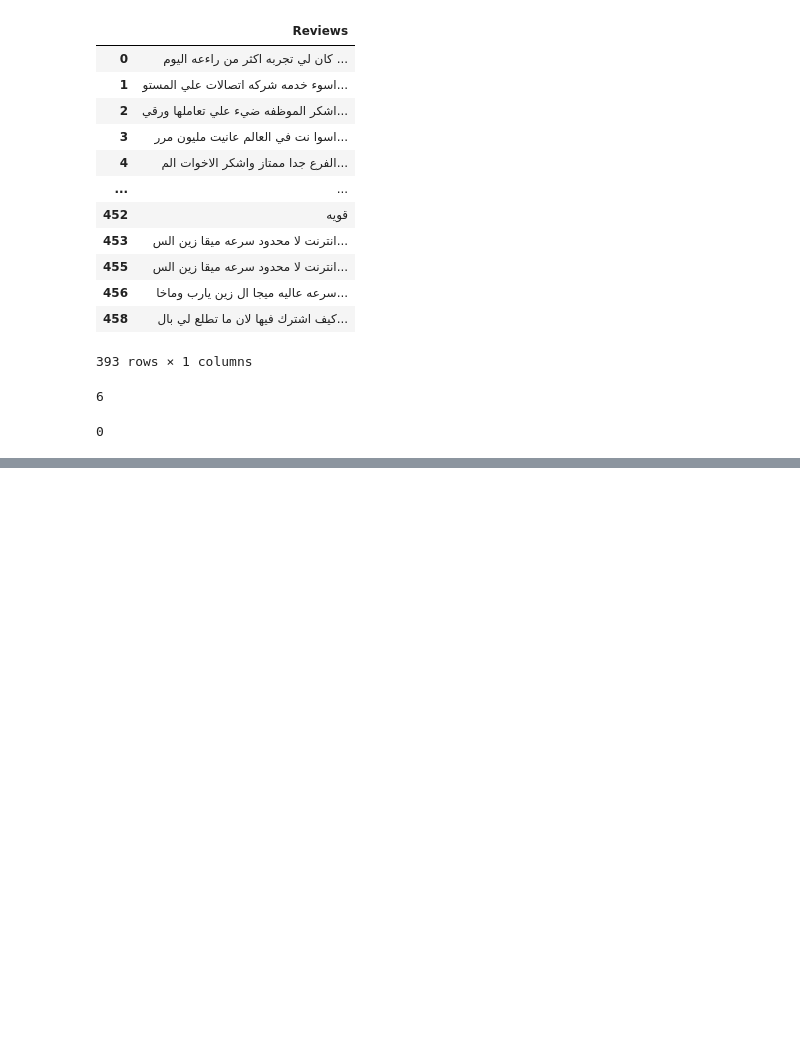
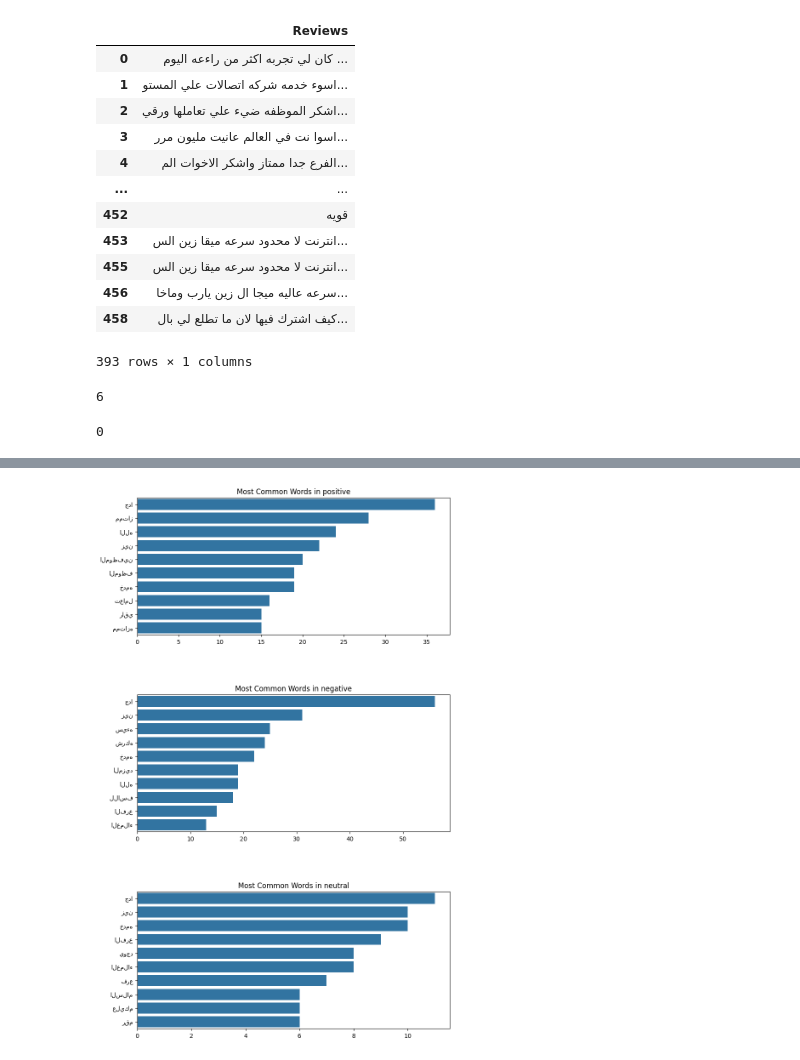
Before and after one commit to shaaleissa/Data-Mining-Project, a Jupyter notebook: cleaning_data_try2.ipynb, the cells around one changed output, grey strips where cells are left out. Drawn from its saved outputs; the diff is of its cells as text; code cells hidden in the pictures; blank space fills up the shorter version.

```diff
--- a/cleaning_data_try2.ipynb
+++ b/cleaning_data_try2.ipynb
@@ -123,0 +179,8 @@ count_duplicates(df)
+# %%
+df_for_tokenization = df.copy()
+tokenizer = RegexpTokenizer(r'\w+')
+df_for_tokenization["Reviews"] = df_for_tokenization["Reviews"].apply(tokenizer.tokenize)
+stopwords_list = stopwords.words('arabic')
+listToStr = ' '.join([str(elem) for elem in stopwords_list])
+df_for_tokenization["Reviews"] = df_for_tokenization["Reviews"].apply(lambda x: [item for item in x if item not in listToStr])
+df_for_tokenization
@@ -123,0 +201,37 @@ count_duplicates(df)
+# %%
+import matplotlib.pyplot as plt
+from collections import Counter
+
+def get_most_common_words_by_class(df, n=10):
+    """Get the most common words for each class."""
+    classes = df['sentiment'].unique()
+    common_words = {}
+
+    for cls in classes:
+        words = [word for sublist in df[df['sentiment'] == cls]['Reviews'] for word in sublist]
+        most_common = Counter(words).most_common(n)
+        common_words[cls] = most_common
+
+    return common_words
+
+def plot_most_common_words(common_words):
+    """Plot the most common words for each class."""
+    # Create a figure with subplots
+    fig, axes = plt.subplots(len(common_words), 1, figsize=(10, 15))
+    fig.tight_layout(pad=8.0)
+
+    for i, (cls, words) in enumerate(common_words.items()):
+        words, frequencies = zip(*words)
+        sns.barplot(x=list(frequencies), y=list(words), ax=axes[i])
+        axes[i].set_title(f'Most Common Words in {cls}')
+
+    plt.show()
+# %%
+plt.rcParams['font.family'] = 'sans'
+# Get the most common words by class
+common_words = get_most_common_words_by_class(df_for_tokenization, n=10)  # Adjust n as needed
+
+# Plot the most common words
+plot_most_common_words(common_words)
+# %% [output]
+[figure, added]
```
Also changed, not shown: parts of 8 cells of this notebook, 1 other file.
